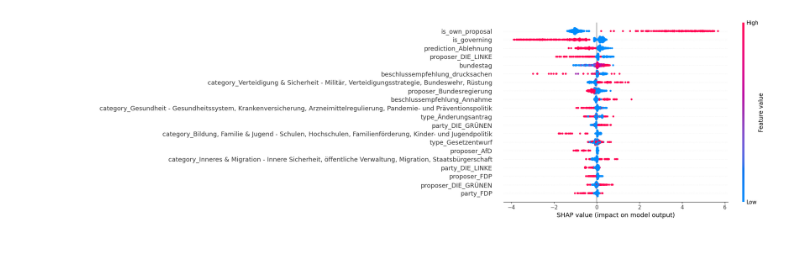
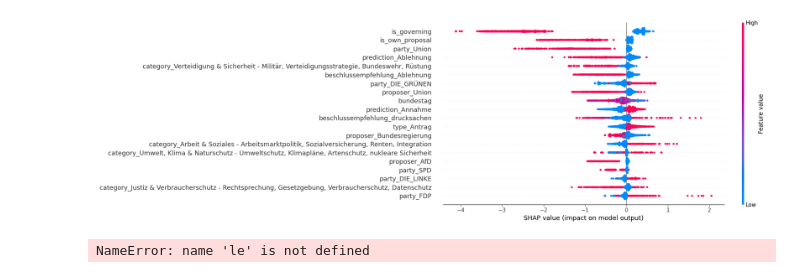
Before and after one commit to jhKessler/quantifying-political-consistency, a Jupyter notebook: model.ipynb, the cells around one changed output. Saved outputs shown, nothing was run; the diff lists cells and outputs as text; code cells hidden in the pictures; blank space fills up the shorter version.

```diff
--- a/model.ipynb
+++ b/model.ipynb
@@ -101,0 +1,8 @@ Confusion Matrix:
+# %%
+import joblib
+import pandas as pd
+from src.run_training import run_training
+
+run_training()
+X_test = pd.read_parquet("output/xgboost_test_data.parquet").drop(columns=["vote_id", "voting_party", "ground_truth"])
+model = joblib.load("output/xgboost_model.pkl")
@@ -102,9 +31,14 @@ Confusion Matrix:
 # %%
 import shap
 from matplotlib import pyplot as plt
+
 explainer = shap.TreeExplainer(model)
 shap_values = explainer.shap_values(X_test)
 
-shap.summary_plot(shap_values[:,:,1], X_test, plot_size=(20, 6))
+shap.summary_plot(shap_values[:, :, 2], X_test, plot_size=(20, 6))
 # %% [output]
-[figure, old version]
+[figure, new version]
+# %%
+le.classes_
+# %% [output]
+NameError: name 'le' is not defined
```
Also changed, not shown: parts of 6 cells of this notebook, 20 other files.
